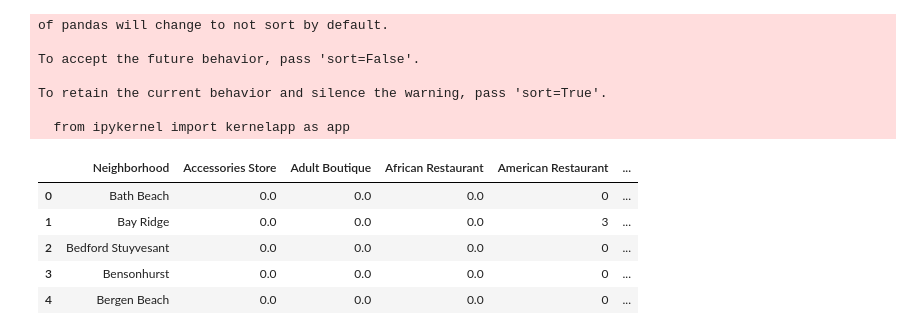
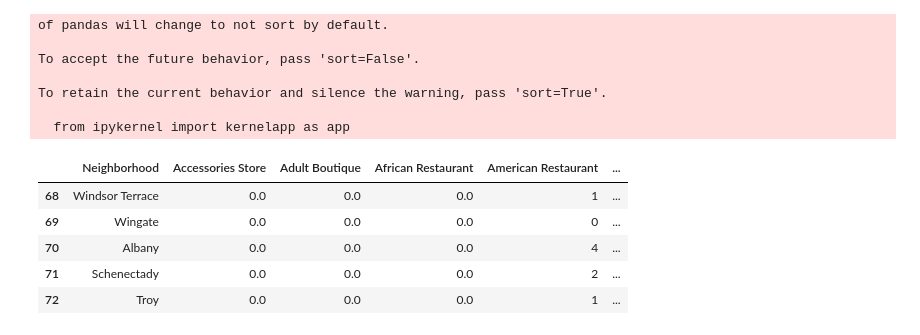
Before and after one commit to stryder518/Data_Science_Capstone, a Jupyter notebook: Data Science Capstone.ipynb, the cells around one changed output. Drawn from its saved outputs; the diff is of its cells as text; code cells hidden in the pictures.

```diff
--- a/Data Science Capstone.ipynb
+++ b/Data Science Capstone.ipynb
@@ -412,15 +412,16 @@ To accept the future behavior, pass 'sort=False'.
 To retain the current behavior and silence the warning, pass 'sort=True'.
 
   from ipykernel import kernelapp as app
-# %%
-ny_grouped.head(5)
-# %% [output]
-|  | Neighborhood | Accessories Store | Adult Boutique | African Restaurant | American Restaurant | ... |
-| 0 | Bath Beach | 0.0 | 0.0 | 0.0 | 0 | ... |
-| 1 | Bay Ridge | 0.0 | 0.0 | 0.0 | 3 | ... |
-| 2 | Bedford Stuyvesant | 0.0 | 0.0 | 0.0 | 0 | ... |
-| 3 | Bensonhurst | 0.0 | 0.0 | 0.0 | 0 | ... |
-| 4 | Bergen Beach | 0.0 | 0.0 | 0.0 | 0 | ... |
+# %%
+ny_grouped.reset_index(drop=True, inplace = True)
+ny_grouped.tail(5)
+# %% [output]
+|  | Neighborhood | Accessories Store | Adult Boutique | African Restaurant | American Restaurant | ... |
+| 68 | Windsor Terrace | 0.0 | 0.0 | 0.0 | 1 | ... |
+| 69 | Wingate | 0.0 | 0.0 | 0.0 | 0 | ... |
+| 70 | Albany | 0.0 | 0.0 | 0.0 | 4 | ... |
+| 71 | Schenectady | 0.0 | 0.0 | 0.0 | 2 | ... |
+| 72 | Troy | 0.0 | 0.0 | 0.0 | 1 | ... |
 # %%
 #Create function to return most common venues.
 def return_most_common_venues(row, num_top_venues):
```
Also changed, not shown: parts of 11 cells of this notebook.
